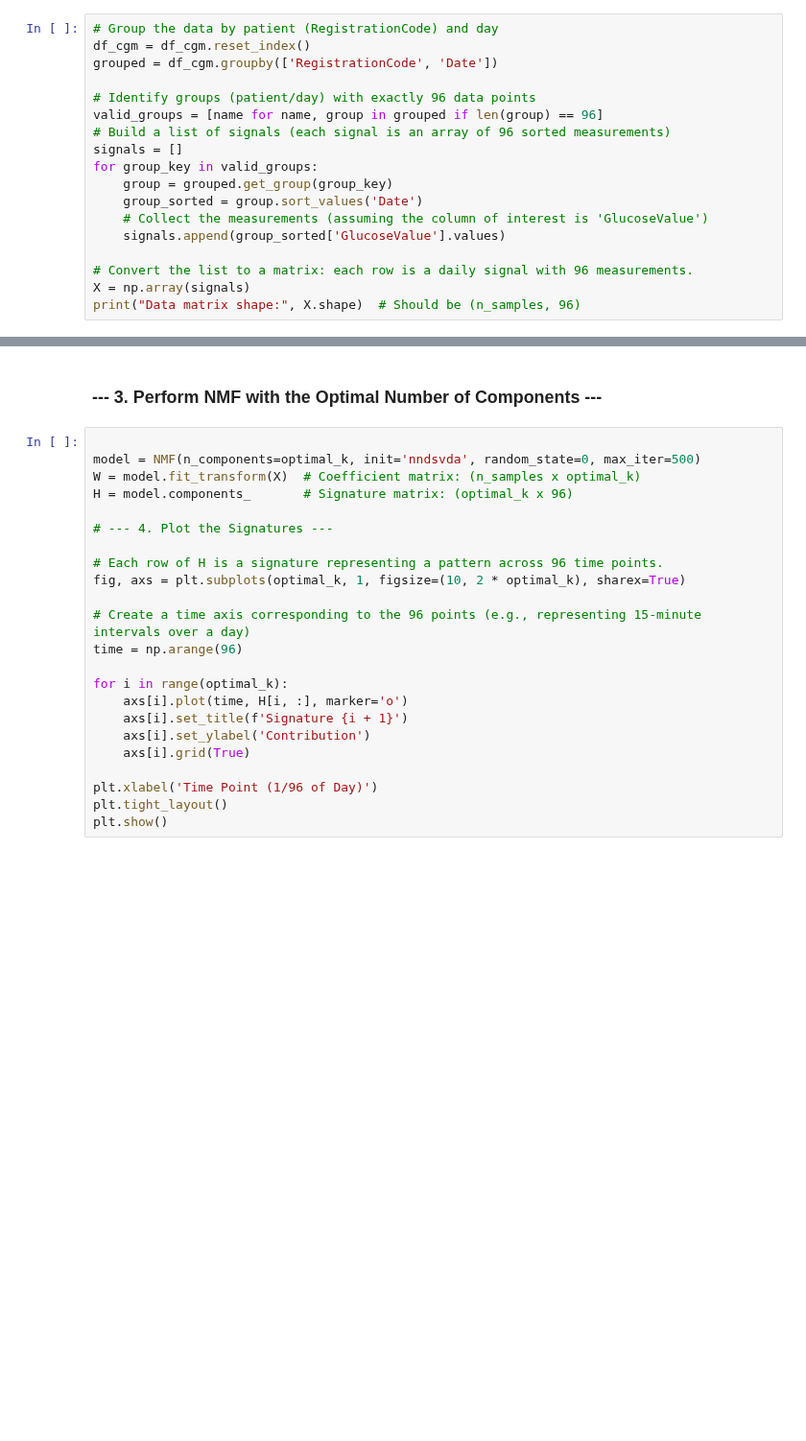
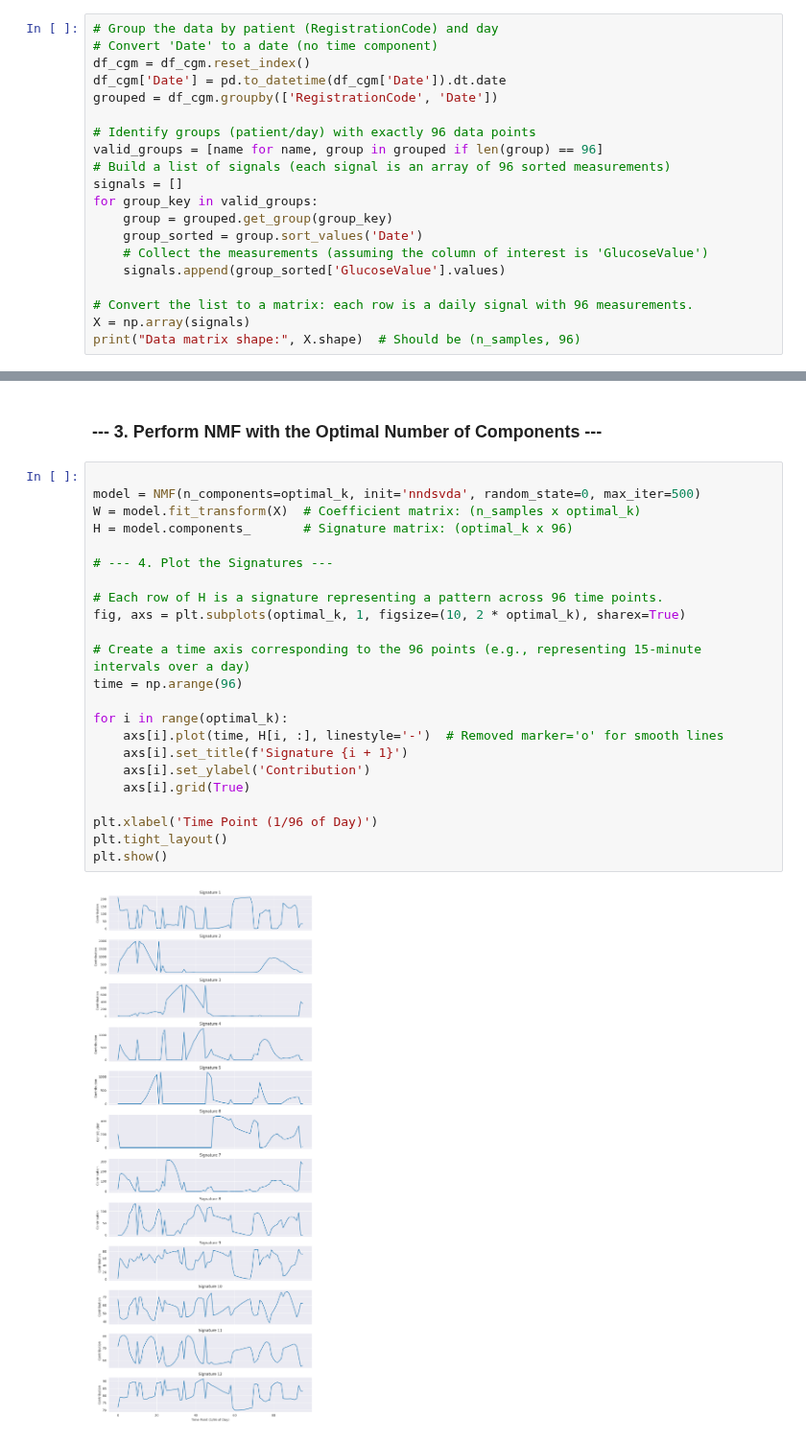
Before and after one commit to gavrielhan/MSc_Thesis, a Jupyter notebook: mk_eval_p_embeddings.ipynb, the cells around one changed output, grey strips where cells are left out. Shown at 96% size. Saved outputs shown, nothing was run; the diff lists cells and outputs as text; blank space fills up the shorter version.

Commit message:
new lines

```diff
--- a/mk_eval_p_embeddings.ipynb
+++ b/mk_eval_p_embeddings.ipynb
@@ -666,7 +682,9 @@ cgm =CGMLoader().get_data(study_ids = study_ids)
 df_cgm = cgm.df
 # %%
 # Group the data by patient (RegistrationCode) and day
+# Convert 'Date' to a date (no time component)
 df_cgm = df_cgm.reset_index()
+df_cgm['Date'] = pd.to_datetime(df_cgm['Date']).dt.date
 grouped = df_cgm.groupby(['RegistrationCode', 'Date'])
 
 # Identify groups (patient/day) with exactly 96 data points
@@ -712,24 +736,26 @@ print("Optimal number of components:", optimal_k)
 # %%
 
 model = NMF(n_components=optimal_k, init='nndsvda', random_state=0, max_iter=500)
 W = model.fit_transform(X)  # Coefficient matrix: (n_samples x optimal_k)
 H = model.components_       # Signature matrix: (optimal_k x 96)
 
 # --- 4. Plot the Signatures ---
 
 # Each row of H is a signature representing a pattern across 96 time points.
 fig, axs = plt.subplots(optimal_k, 1, figsize=(10, 2 * optimal_k), sharex=True)
 
 # Create a time axis corresponding to the 96 points (e.g., representing 15-minute intervals over a day)
 time = np.arange(96)
 
 for i in range(optimal_k):
-    axs[i].plot(time, H[i, :], marker='o')
+    axs[i].plot(time, H[i, :], linestyle='-')  # Removed marker='o' for smooth lines
     axs[i].set_title(f'Signature {i + 1}')
     axs[i].set_ylabel('Contribution')
     axs[i].grid(True)
 
 plt.xlabel('Time Point (1/96 of Day)')
 plt.tight_layout()
 plt.show()
+# %% [output]
+[figure, added]
 # %%
```
Also changed, not shown: parts of 9 cells of this notebook.
